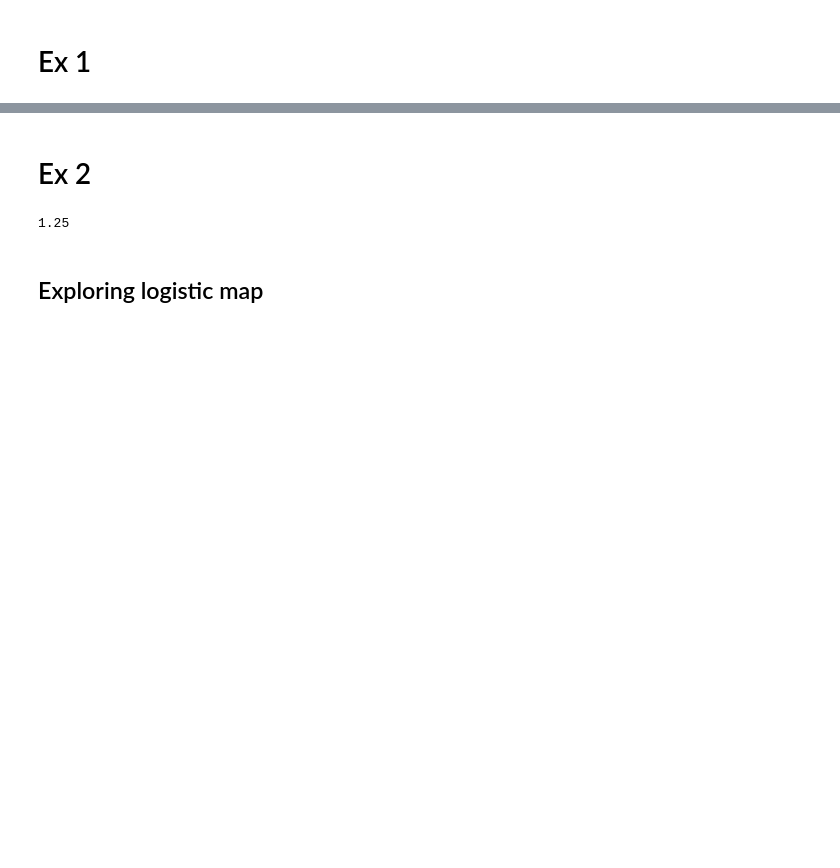
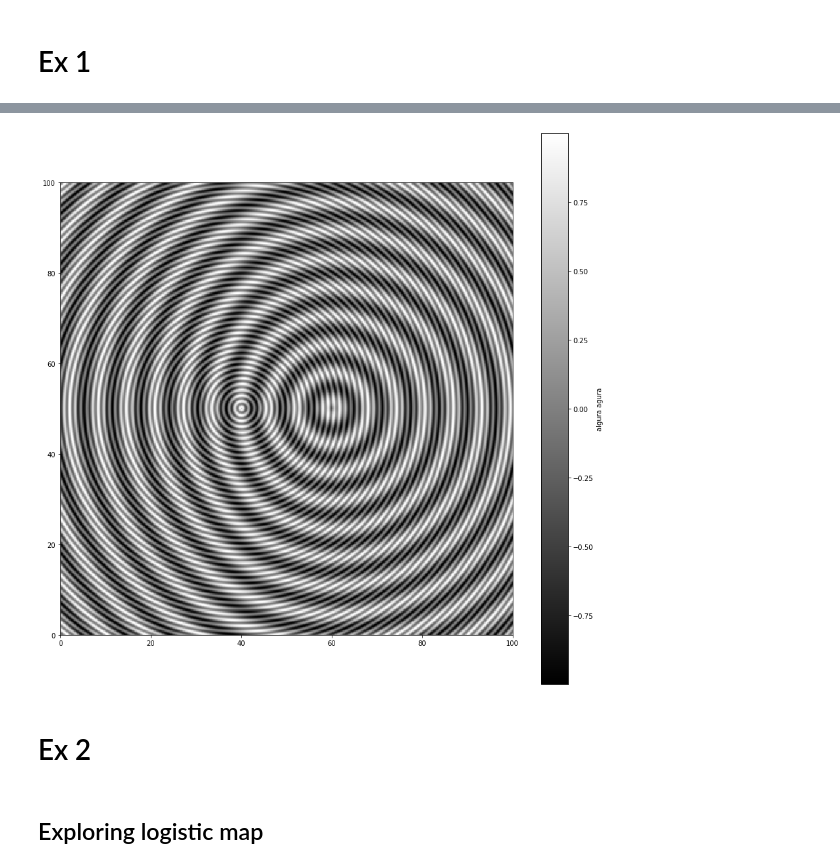
Before and after one commit to mcpeixoto/Computational-Physics-Course, a Jupyter notebook: ficha2.ipynb, the cells around one changed output, grey strips where cells are left out. Cells and saved outputs as stored; diff of their text form; code cells hidden in the pictures; blank space fills up the shorter version.

```diff
--- a/ficha2.ipynb
+++ b/ficha2.ipynb
@@ -12,2 +68,35 @@ import matplotlib.pyplot as plt, random
+# %%
+from math import sqrt, sin, pi
+from numpy import empty
+from pylab import imshow, gray, show, colorbar
+
+side = 100
+points = 500
+spacing = side/points
+xi = empty([points, points], float)
+
+k1, k2 = 5, 1
+a1, a2 = 1, 1
+
+def onda(x, y, x0, y0, a, k):
+    r = sqrt((x-x0)**2 + (y-y0)**2)
+    return a*sin(k*r)
+
+for i in range(points):
+    y = spacing*i
+    for j in range(points):
+        x = spacing*j
+        xi[i, j] = onda(x,y, 40, 50, a1, k1)+onda(x,y, 60, 50, a2, k2)
+
+fig, ax = plt.subplots(figsize=(15, 15))
+
+
+ax.imshow(xi, origin="lower", extent=[0, side, 0, side])
+cb = colorbar(plot)
+cb.set_label("algura agura")
+gray()
+show()
+# %% [output]
+[figure, added]
 # %% [markdown]
 # Ex 2
@@ -24,6 +103,2 @@ def logistic_map_recursive_aux(x, r, n, i=0):
-# %%
-logistic_map_aux(0.5, 5)
-# %% [output]
-1.25
 # %% [markdown]
 ## Exploring logistic map
```
Also changed, not shown: parts of 31 cells of this notebook, 2 other files.
